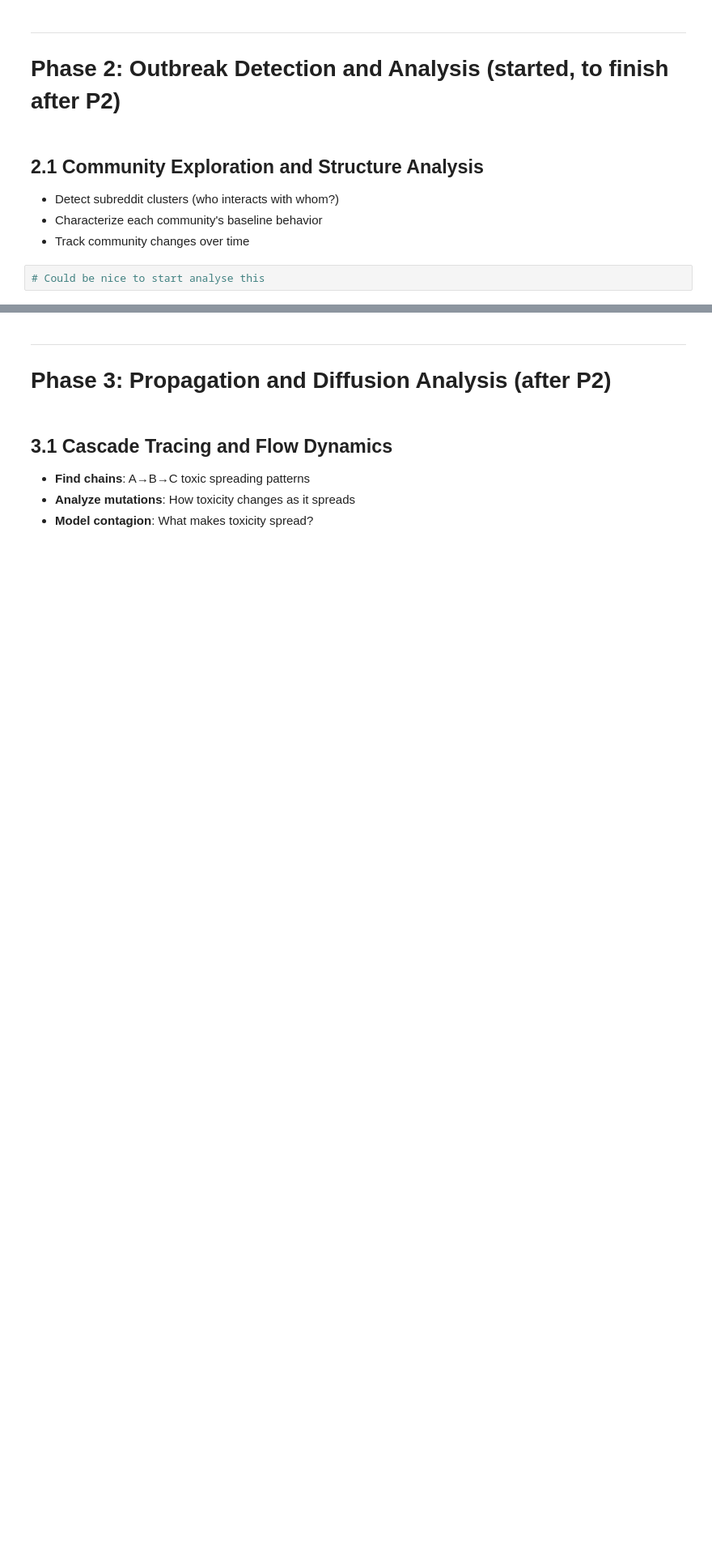
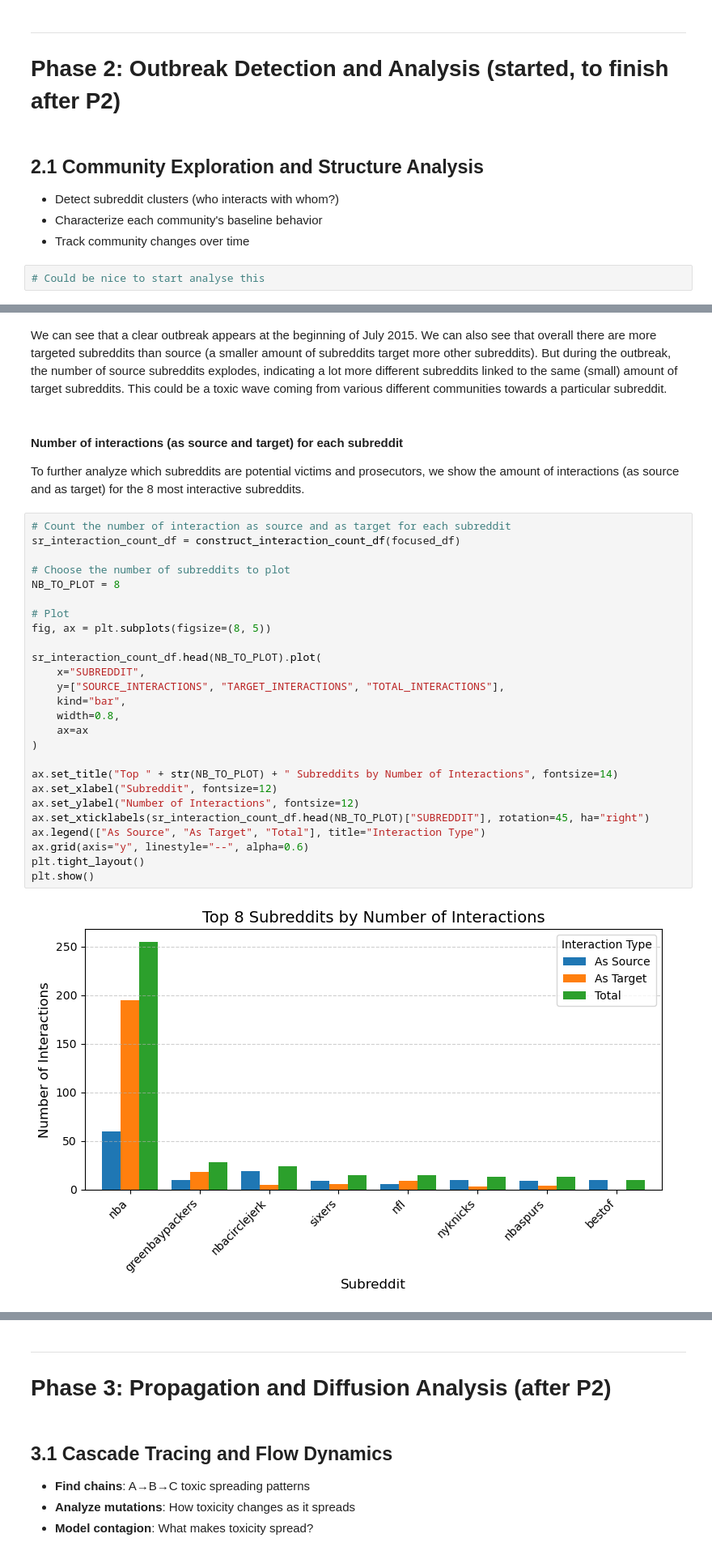
Before and after one commit to AkselAcar/ada-2025-project-adastra, a Jupyter notebook: results.ipynb, the cells around one changed output, grey strips where cells are left out. Shown at 81% size. Drawn from its saved outputs; the diff is of its cells as text; blank space fills up the shorter version.

```diff
--- a/results.ipynb
+++ b/results.ipynb
@@ -463,0 +540,34 @@ To focus on **specific properties** of what was used to define toxicity. Could b
+# %% [markdown]
+We can see that a clear outbreak appears at the beginning of July 2015. We can also see that overall there are more targeted subreddits than source (a smaller amount of subreddits target more other subreddits). But during the outbreak, the number of source subreddits explodes, indicating a lot more different subreddits linked to the same (small) amount of target subreddits. This could be a toxic wave coming from various different communities towards a particular subreddit.
+# %% [markdown]
+#### Number of interactions (as source and target) for each subreddit
+
+To further analyze which subreddits are potential victims and prosecutors, we show the amount of interactions (as source and as target) for the 8 most interactive subreddits.
+# %%
+# Count the number of interaction as source and as target for each subreddit
+sr_interaction_count_df = construct_interaction_count_df(focused_df)
+
+# Choose the number of subreddits to plot
+NB_TO_PLOT = 8
+
+# Plot
+fig, ax = plt.subplots(figsize=(8, 5))
+
+sr_interaction_count_df.head(NB_TO_PLOT).plot(
+    x="SUBREDDIT",
+    y=["SOURCE_INTERACTIONS", "TARGET_INTERACTIONS", "TOTAL_INTERACTIONS"],
+    kind="bar",
+    width=0.8,
+    ax=ax
+)
+
+ax.set_title("Top " + str(NB_TO_PLOT) + " Subreddits by Number of Interactions", fontsize=14)
+ax.set_xlabel("Subreddit", fontsize=12)
+ax.set_ylabel("Number of Interactions", fontsize=12)
+ax.set_xticklabels(sr_interaction_count_df.head(NB_TO_PLOT)["SUBREDDIT"], rotation=45, ha="right")
+ax.legend(["As Source", "As Target", "Total"], title="Interaction Type")
+ax.grid(axis="y", linestyle="--", alpha=0.6)
+plt.tight_layout()
+plt.show()
+# %% [output]
+[figure, added]
```
Also changed, not shown: parts of 20 cells of this notebook.
